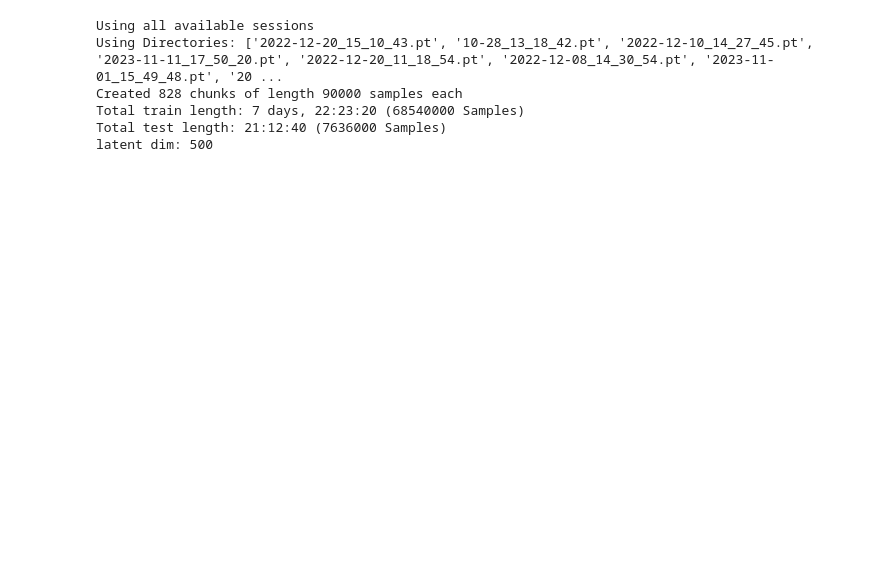
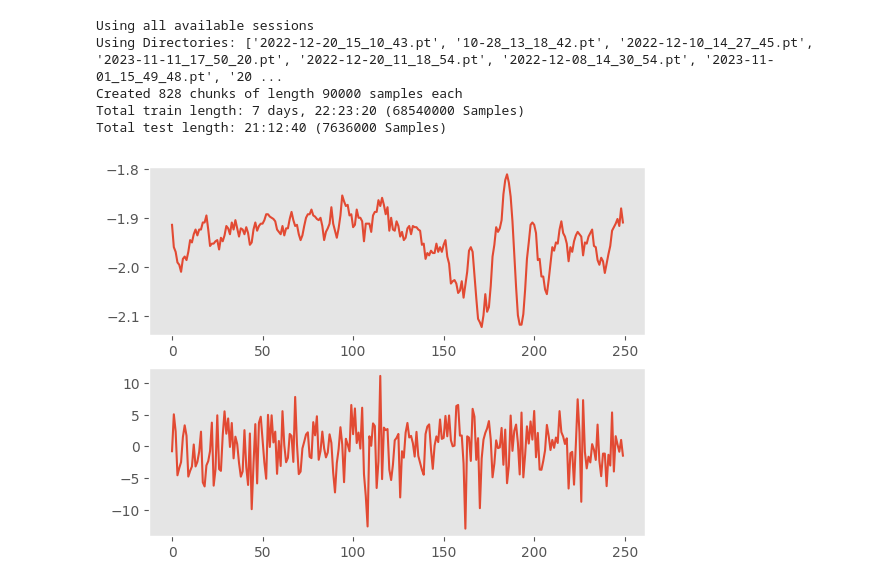
Before and after one commit to Musa-Azeem/eating-detection, a Jupyter notebook: 10_denoise.ipynb, the cells around one changed output. Drawn from its saved outputs; the diff is of its cells as text; code cells hidden in the pictures; blank space fills up the shorter version.

```diff
--- a/10_denoise.ipynb
+++ b/10_denoise.ipynb
@@ -65,8 +68,8 @@ class RegNetDAEv3(nn.Module):
 # %%
 CONFIG = {
     'WINDOW_SIZE':2001,
-    'WINDOW_STRIDE':2001,
-    'NURSING_STRIDE': 2001 // 16,
+    'WINDOW_STRIDE':2001 // 4,
+    'NURSING_STRIDE': 2001,
     'BATCH_SIZE': 256,
     'LEARNING_RATE': 1e-3,
     'CLASS_LR': 3e-4,
@@ -101,10 +104,11 @@ trainloader, testloader = load_raw(
 len(trainloader.dataset), len(testloader.dataset)
 
 model = RegNetDAEv3(CONFIG=CONFIG).to(CONFIG['DEVICE'])
-criterion = nn.MSELoss()
+# criterion = nn.MSELoss()
+criterion = nn.L1Loss()
 optimizer = torch.optim.Adam(model.parameters(), lr=CONFIG['LEARNING_RATE'])
 
-outdir = f'dev/10_dae/mask0-1-64'
+outdir = f'dev/10_dae/mask0-fc-l1-do'
 optimization_loop_xonly(
     model,
     trainloader,
@@ -125,7 +129,34 @@ Using Directories: ['2022-12-20_15_10_43.pt', '10-28_13_18_42.pt', '2022-12-10_1
 Created 828 chunks of length 90000 samples each
 Total train length: 7 days, 22:23:20 (68540000 Samples)
 Total test length: 21:12:40 (7636000 Samples)
-latent dim: 500
+# %%
+import matplotlib.pyplot as plt
+CONFIG = {
+    'WINDOW_SIZE':2001,
+    'WINDOW_STRIDE':2001,
+    'NURSING_STRIDE': 2001 // 16,
+    'BATCH_SIZE': 256,
+    'LEARNING_RATE': 1e-3,
+    'CLASS_LR': 3e-4,
+    'ENC_LEARNING_RATE': 5e-5,
+    'TEST_SIZE': 0.1,
+    'NURSING_TEST_SIZE': 0.25,
+    'DEVICE': 'cuda:1',
+    'DEPTHI': [1],
+    'WIDTHI': [64],
+    'MASKPCT': 0.0,
+    'PDROPOUT': 0.0
+}
+model = RegNetDAEv3(CONFIG=CONFIG)
+X = next(iter(trainloader))
+x = model(X)
+fig, axes = plt.subplots(2)
+axes[0].plot(X[4,0,:250].detach().cpu().numpy())
+axes[1].plot(x[4,0,:250].detach().cpu().numpy())
+for ax in axes:
+    ax.grid()
+# %% [output]
+[figure, added]
 # %%
 import pandas as pd
 import plotly.express as px
```
Also changed, not shown: parts of 1 cell of this notebook, 2 other files.
